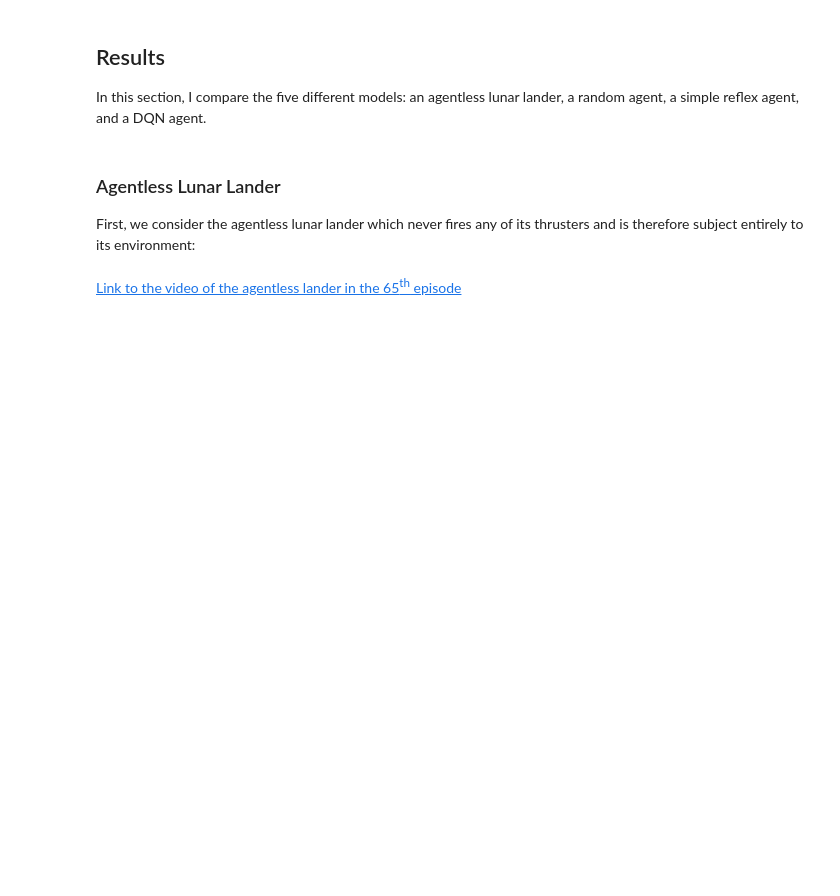
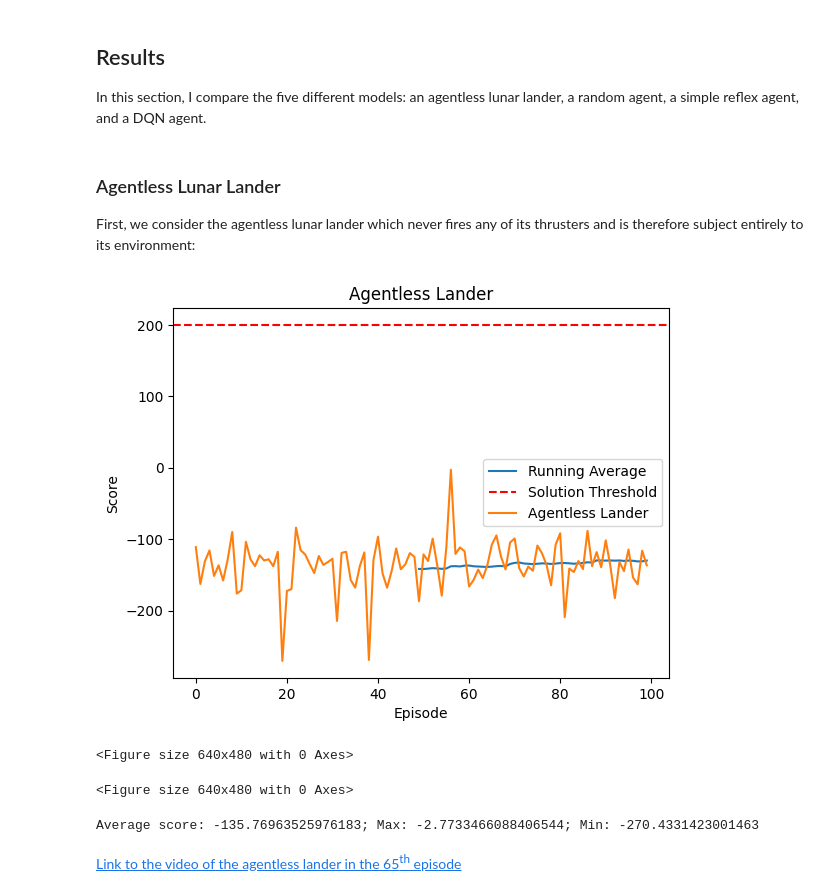
Before and after one commit to jaki9292/rl-project, a Jupyter notebook: project.ipynb, the cells around one changed output. Saved outputs shown, nothing was run; the diff lists cells and outputs as text; code cells hidden in the pictures; blank space fills up the shorter version.

```diff
--- a/project.ipynb
+++ b/project.ipynb
@@ -790,15 +852,27 @@ In this section, I compare the five different models: an agentless lunar lander,
 First, we consider the agentless lunar lander which never fires any of its thrusters and is therefore subject entirely to its environment:
 # %%
 # Instantiate agentless lunar lander
-non_agent = LunarLander()
+agentless_lander = LunarLander()
 
-# Number of episodes to iterate over
-episodes = 100
+# Maintain list of agent objects
+agents = [agentless_lander]
 
-# Iterate over 100 episodes
-non_scores = non_agent.iterate(episodes, verbose = False, video = True)
+# If GPU device is available
+if torch.cuda.is_available():
+    episodes = 1000
+    print("Device: cuda")
+else:
+    episodes = 100
+
+# Iterate over selected number of episodes
+agentless_lander.iterate(episodes, verbose = False, video = True, plot = True)
 
 # Print average, max, min
-average, max, min = non_agent.score_stats(verbose = True)
+average, max, min = agentless_lander.score_stats(verbose = True)
+# %% [output]
+[figure, added]
+<Figure size 640x480 with 0 Axes>
+<Figure size 640x480 with 0 Axes>
+Average score: -135.76963525976183; Max: -2.7733466088406544; Min: -270.4331423001463
 # %% [markdown]
 [Link to the video of the agentless lander in the 65<sup>th</sup> episode](videos/agentless-episode-64.mp4)
```
Also changed, not shown: parts of 34 cells of this notebook.
